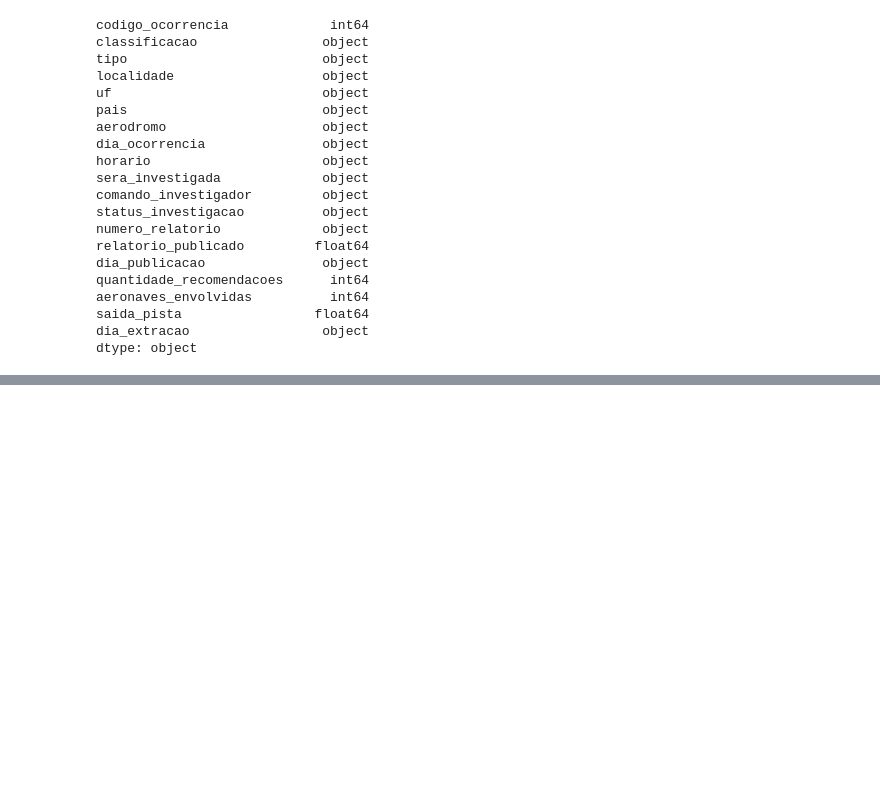
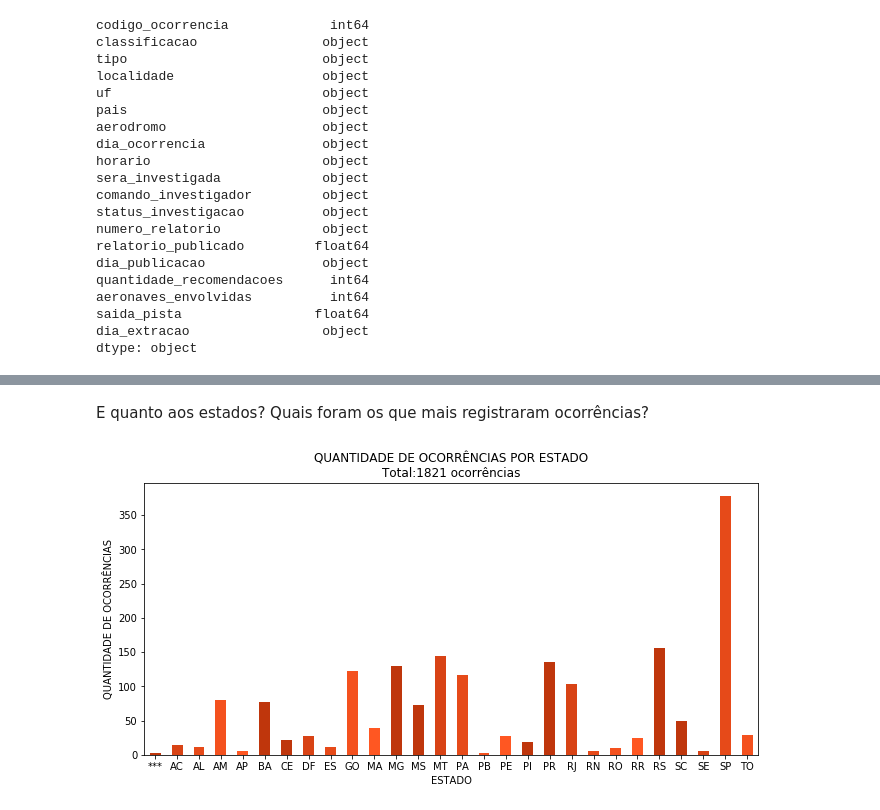
Before and after one commit to thiagosilva95/air-crashes, a Jupyter notebook: air-crashes.ipynb, the cells around one changed output, grey strips where cells are left out. Cells and saved outputs as stored; diff of their text form; code cells hidden in the pictures; blank space fills up the shorter version.

```diff
--- a/air-crashes.ipynb
+++ b/air-crashes.ipynb
@@ -70,0 +160,12 @@ dtype: object
+# %% [markdown]
+E quanto aos estados? Quais foram os que mais registraram ocorrências?
+# %%
+ax_estado = ocorrencia.groupby('UF')['CONTAGEM'].sum().plot(kind = 'bar', color = random.choice(colors), figsize = (11, 5))
+
+plt.xlabel('ESTADO')
+plt.ylabel('QUANTIDADE DE OCORRÊNCIAS')
+plt.title('QUANTIDADE DE OCORRÊNCIAS POR ESTADO\nTotal:' + str(ocorrencia['CONTAGEM'].sum()) + ' ocorrências')
+plt.xticks(rotation = 0)
+plt.show()
+# %% [output]
+[figure, added]
```
Also changed, not shown: parts of 30 cells of this notebook.
